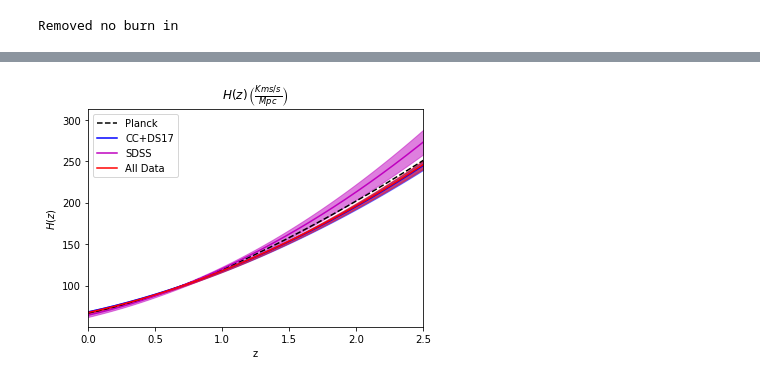
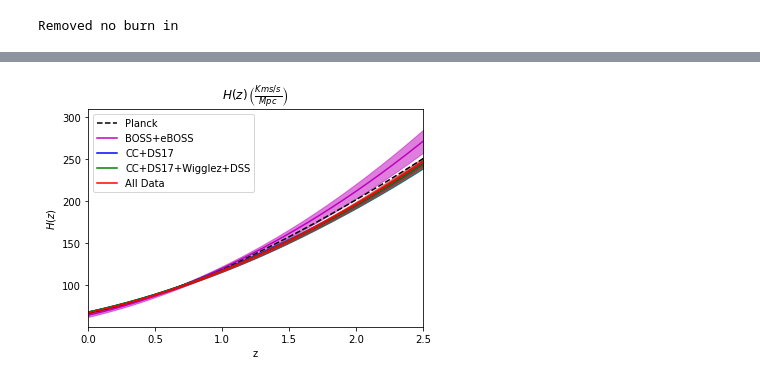
Before and after one commit to JaimeRZP/Growz, a Jupyter notebook: notebooks/plotting.ipynb, the cells around one changed output, grey strips where cells are left out. Saved outputs shown, nothing was run; the diff lists cells and outputs as text; code cells hidden in the pictures.

```diff
--- a/notebooks/plotting.ipynb
+++ b/notebooks/plotting.ipynb
@@ -60,10 +59,12 @@ def get_m_s(rows):
     return means, sigmas
 # %%
 path = '/home/jaimerz/PhD/Growz/data/outputs/'
-Panth = np.load(os.path.join(path,'Panth_1000_1000/samples.npz'))
-All_Data = np.load(os.path.join(path,'CC_DS17_BOSS_eBOSS_Wigglez_DSS_2500_2500/samples.npz'))
-CC_DS17 = np.load(os.path.join(path,'CC_DS17_10000_10000/samples.npz'))
-BOSS_eBOSS = np.load(os.path.join(path,'BOSS_eBOSS_2500_2500/samples.npz'))
-WFIRST = np.load(os.path.join(path,'WFIRST_2500_2500/samples.npz'))
-DESI = np.load(os.path.join(path,'DESI_2500_2500/samples.npz'))
+CC_DS17_BOSS_eBOSS_Wigglez_DSS = np.load(os.path.join(path,'CC_DS17_BOSS_eBOSS_Wigglez_DSS_10000_10000/samples.npz'))
+CC_DS17_Wigglez_DSS = np.load(os.path.join(path,'CC_DS17_Wigglez_DSS_10000_10000/samples.npz'))
+CC_DS17 = np.load(os.path.join(path,'CC_DS17_25000_25000/samples.npz'))
+CC = np.load(os.path.join(path,'CC_10000_10000/samples.npz'))
+DS17 = np.load(os.path.join(path,'DS17_10000_10000/samples.npz'))
+BOSS_eBOSS = np.load(os.path.join(path,'BOSS_eBOSS_10000_10000/samples.npz'))
+#WFIRST = np.load(os.path.join(path,'WFIRST_2500_2500/samples.npz'))
+DESI = np.load(os.path.join(path,'DESI_10000_10000/samples.npz'))
 # %%
@@ -143,11 +170,14 @@ WARNING:root:fine_bins_2D not large enough for optimal density
 tools = utils.utils()
 c = tools.c
 
-H_All_m, H_All_s = get_m_s(All_Data['Hz'])
+H_All_m, H_All_s = get_m_s(CC_DS17_BOSS_eBOSS_Wigglez_DSS['Hz'])
+H_CC_DS17_Wigglez_DSS_m, H_CC_DS17_Wigglez_DSS_s = get_m_s(CC_DS17_Wigglez_DSS['Hz'])
 H_CC_DS17_m, H_CC_DS17_s = get_m_s(CC_DS17['Hz'])
 H_BOSS_eBOSS_m, H_BOSS_eBOSS_s = get_m_s(BOSS_eBOSS['Hz'])
 H_DESI_m, H_DESI_s = get_m_s(DESI['Hz'])
-H_WFIRST_m, H_WFIRST_s = get_m_s(WFIRST['Hz'])
+H_CC_m, H_CC_s = get_m_s(CC['Hz'])
+H_DS17_m, H_DS17_s = get_m_s(DS17['Hz'])
+#H_WFIRST_m, H_WFIRST_s = get_m_s(WFIRST['Hz'])
 #H_DESIfs8_Planck_m, H_DESIfs8_Planck_s = get_m_s(DESIfs8_Planck['Hz'])
 #H_DESIfs8_Planck_fit_m, H_DESIfs8_Planck_fit_s = get_m_s(DESIfs8_Planck_fit['Hz'])
 #H_DESIfs8_Riess0_m, H_DESIfs8_Riess0_s = get_m_s(DESIfs8_Riess0['Hz'])
@@ -157,35 +187,38 @@ H_WFIRST_m, H_WFIRST_s = get_m_s(WFIRST['Hz'])
 #H_RatQuad_m, H_RatQuad_s = get_m_s(RatQuad['Hz'])
 #H_ExpQuad_m, H_ExpQuad_s = get_m_s(ExpQuad['Hz'])
 
-Planck_preds = tools.get_preds(All_Data['z_arr'], mode = 'Planck')
-Riess_preds = tools.get_preds(All_Data['z_arr'], mode = 'Riess')
-Panth_preds = tools.get_preds(All_Data['z_arr'], mode = 'Panth')
+Planck_preds = tools.get_preds(CC['z_arr'], mode = 'Planck')
+Riess_preds = tools.get_preds(CC['z_arr'], mode = 'Riess')
+Panth_preds = tools.get_preds(CC['z_arr'], mode = 'Panth')
 # %%
-plt.plot(All_Data['z_arr'], Planck_preds['Hkms_arr'], 'k--', label='Planck')
+plt.plot(CC['z_arr'], Planck_preds['Hkms_arr'], 'k--', label='Planck')
 #plt.plot(z_DESIfs8, Panth_preds['Hkms_arr'], 'k-.', label='Panth')
 
 #plt.errorbar(CC['z'], CC['data'], yerr = CC['err'], fmt='ko', label='CC')
 #plt.errorbar(BOSS['z'], BOSS['para_data'], yerr=BOSS['para_err'], fmt='kv', label='BOSS DR12')
 #plt.errorbar(eBOSS['z'], c/1000/(eBOSS['para_data']*eBOSS['rd']), yerr = 1/eBOSS['rd']/(np.array([0.47])), fmt='ks', label='eBOSS DR16')
 
+plt.plot(BOSS_eBOSS['z_arr'],  H_BOSS_eBOSS_m, color ='m', label='BOSS+eBOSS')
+plt.fill_between(BOSS_eBOSS['z_arr'], H_BOSS_eBOSS_m+H_BOSS_eBOSS_s,
+                 H_BOSS_eBOSS_m-H_BOSS_eBOSS_s, color='m', alpha=.5)
 plt.plot(CC_DS17['z_arr'],  H_CC_DS17_m, color ='b', label='CC+DS17')
 plt.fill_between(CC_DS17['z_arr'], H_CC_DS17_m+H_CC_DS17_s,
                  H_CC_DS17_m-H_CC_DS17_s, color='b', alpha=.5)
-plt.plot(BOSS_eBOSS['z_arr'],  H_BOSS_eBOSS_m, color ='m', label='SDSS')
-plt.fill_between(BOSS_eBOSS['z_arr'], H_BOSS_eBOSS_m+H_BOSS_eBOSS_s,
-                 H_BOSS_eBOSS_m-H_BOSS_eBOSS_s, color='m', alpha=.5)
-plt.plot(All_Data['z_arr'],  H_All_m, color ='r', label='All Data')
-plt.fill_between(All_Data['z_arr'], H_All_m+H_All_s, H_All_m-H_All_s, color='r', alpha=.5)
+plt.plot(CC_DS17_Wigglez_DSS['z_arr'],  H_CC_DS17_Wigglez_DSS_m, color ='g', label='CC+DS17+Wigglez+DSS')
+plt.fill_between(CC_DS17['z_arr'], H_CC_DS17_Wigglez_DSS_m+H_CC_DS17_Wigglez_DSS_s,
+                 H_CC_DS17_Wigglez_DSS_m-H_CC_DS17_Wigglez_DSS_s, color='g', alpha=.5)
+plt.plot(CC['z_arr'],  H_All_m, color ='r', label='All Data')
+plt.fill_between(CC['z_arr'], H_All_m+H_All_s, H_All_m-H_All_s, color='r', alpha=.5)
 
 # axis labels and title
 plt.xlim(0, 2.5)
 plt.xlabel("z")
 plt.ylabel(r"$H(z)$")
 plt.title(r"$H(z) \, \left(\frac{Kms/s}{Mpc} \right)$")
 plt.legend();
 
 os.remove('/mnt/c/Users/Jaime/Desktop/PhD/gp_figures/H_gp_data.pdf')
 plt.savefig('/mnt/c/Users/Jaime/Desktop/PhD/gp_figures/H_gp_data.pdf')
 # %% [output]
-[figure, old version]
+[figure, new version]
 # %%
```
Also changed, not shown: parts of 13 cells of this notebook, 7 other files.
